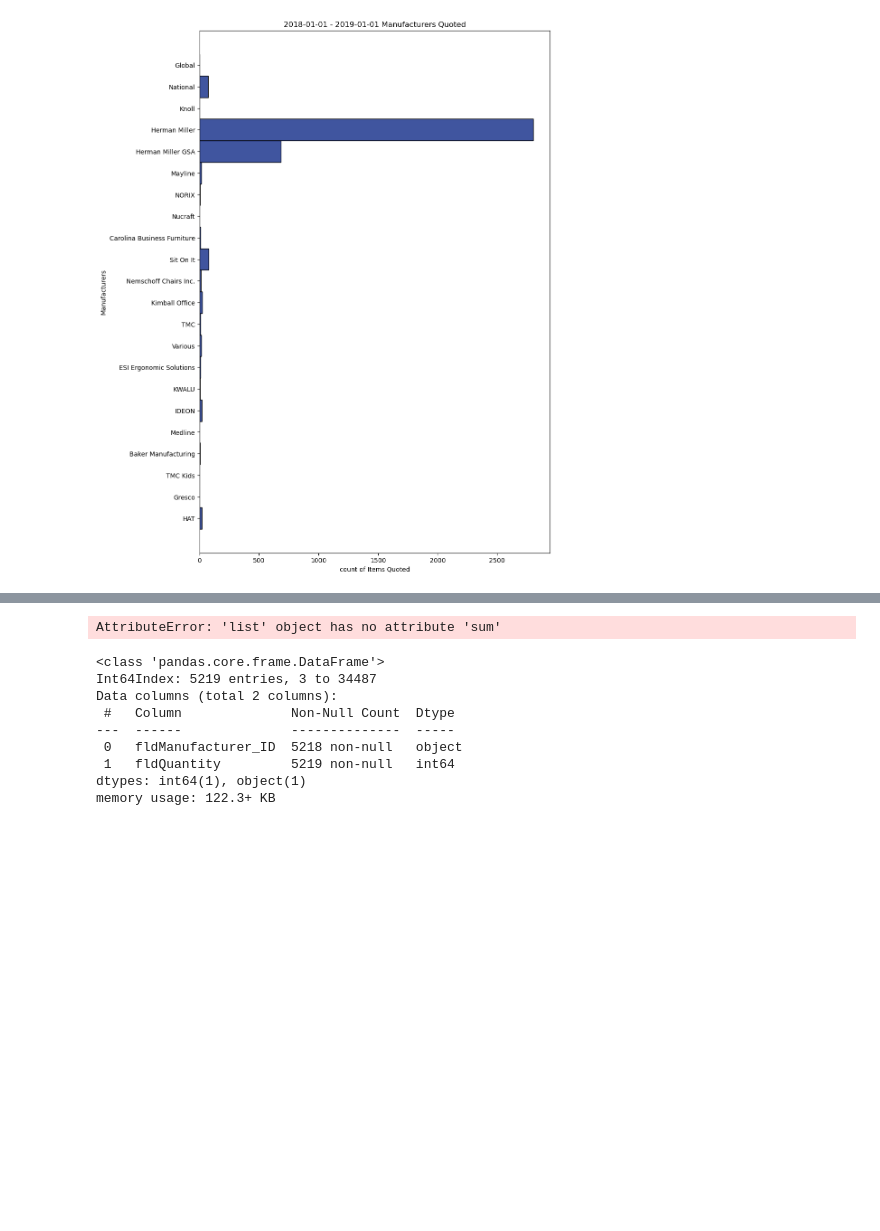
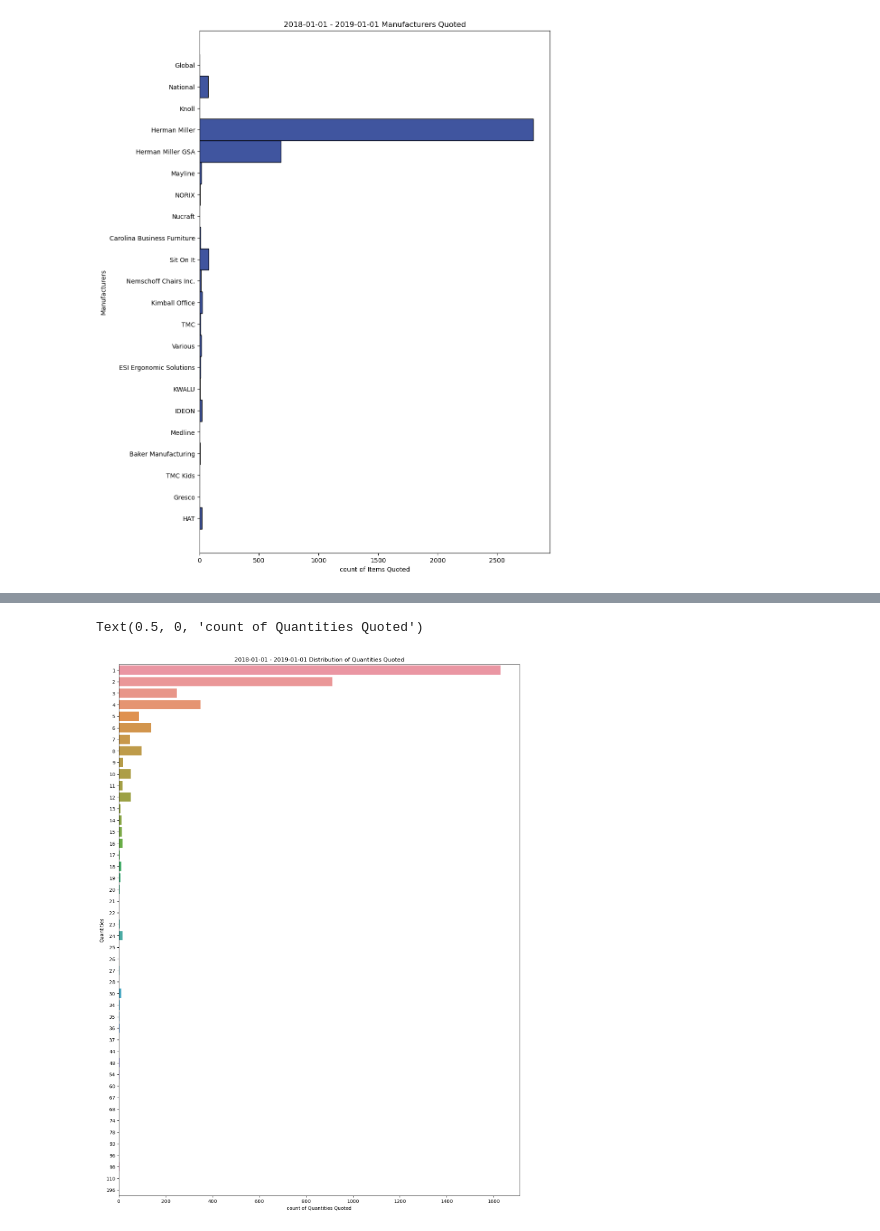
Before and after one commit to Alum-Truetime/OHMS_Data_Analysis, a Jupyter notebook: OHMS_Python/Capstone_Data_Analysis.ipynb, the cells around one changed output, grey strips where cells are left out. Drawn from its saved outputs; the diff is of its cells as text; code cells hidden in the pictures; blank space fills up the shorter version.

```diff
--- a/OHMS_Python/Capstone_Data_Analysis.ipynb
+++ b/OHMS_Python/Capstone_Data_Analysis.ipynb
@@ -93,9 +90,9 @@ Text(0.5, 0, 'count of entries')
 # %% [markdown]
 #### The information shown below indicates that this is a Herman Miller Dealership. The supplimentry products that were place into the mix were Sit-on-it seating, Kimball Office furniture and National Office furniture.
 # %%
-StartDate = '2018-01-01'
-EndDate = '2019-01-01'
-df2 = df1.loc[(df1['fldDate'] >= StartDate) & (df1['fldDate'] < EndDate)]
+#StartDate = '2018-01-01'
+#EndDate = '2019-01-01'
+#df2 = df.loc[(df['fldDate'] >= StartDate) & (df['fldDate'] < EndDate)]
 
 plt.figure(figsize = (10,15))
 sns.histplot(y='fldManufacturer_ID', data=df2)
@@ -108,27 +125,14 @@ Text(0.5, 0, 'count of Items Quoted')
 # %%
-StartDate = '2016-01-01'
-EndDate = '2017-01-01'
-df2 = df1.loc[(df1['fldDate'] >= StartDate) & (df1['fldDate'] < EndDate)]
+#StartDate = '2018-01-01'
+#EndDate = '2019-01-01'
+#df2 = df.loc[(df['fldDate'] >= StartDate) & (df['fldDate'] < EndDate)]
+
 df_Filt = df2.filter(items=['fldManufacturer_ID', 'fldQuantity'])
-df_Filt_y = df2.filter(items=['fldManufacturer_ID'])
-df_Filt_x = df2.filter(items=['fldQuantity']).sum()
-plt.figure(figsize = (10,15))
-#sns.histplot(y='fldManufacturer_ID', data=df_Filt)
-sns.barplot(data=df_Filt, x=df_Filt_x, y=df_Filt_y)
-plt.title(f'{StartDate} - {EndDate} Manufacturers Quoted')
-plt.ylabel('Manufacturers')
-plt.xlabel('count of Items Quoted')
+plt.figure(figsize = (15,20))
+sns.countplot(data=df_Filt, y= 'fldQuantity')
+plt.title(f'{StartDate} - {EndDate} Distribution of Quantities Quoted')
+plt.ylabel('Quantities')
+plt.xlabel('count of Quantities Quoted')
 # %% [output]
-AttributeError: 'list' object has no attribute 'sum'
+Text(0.5, 0, 'count of Quantities Quoted')
+[figure, added]
-# %%
-df_Filt.info()
-# %% [output]
-<class 'pandas.core.frame.DataFrame'>
-Int64Index: 5219 entries, 3 to 34487
-Data columns (total 2 columns):
- #   Column              Non-Null Count  Dtype
----  ------              --------------  -----
- 0   fldManufacturer_ID  5218 non-null   object
- 1   fldQuantity         5219 non-null   int64
-dtypes: int64(1), object(1)
-memory usage: 122.3+ KB
```
Also changed, not shown: parts of 9 cells of this notebook.
